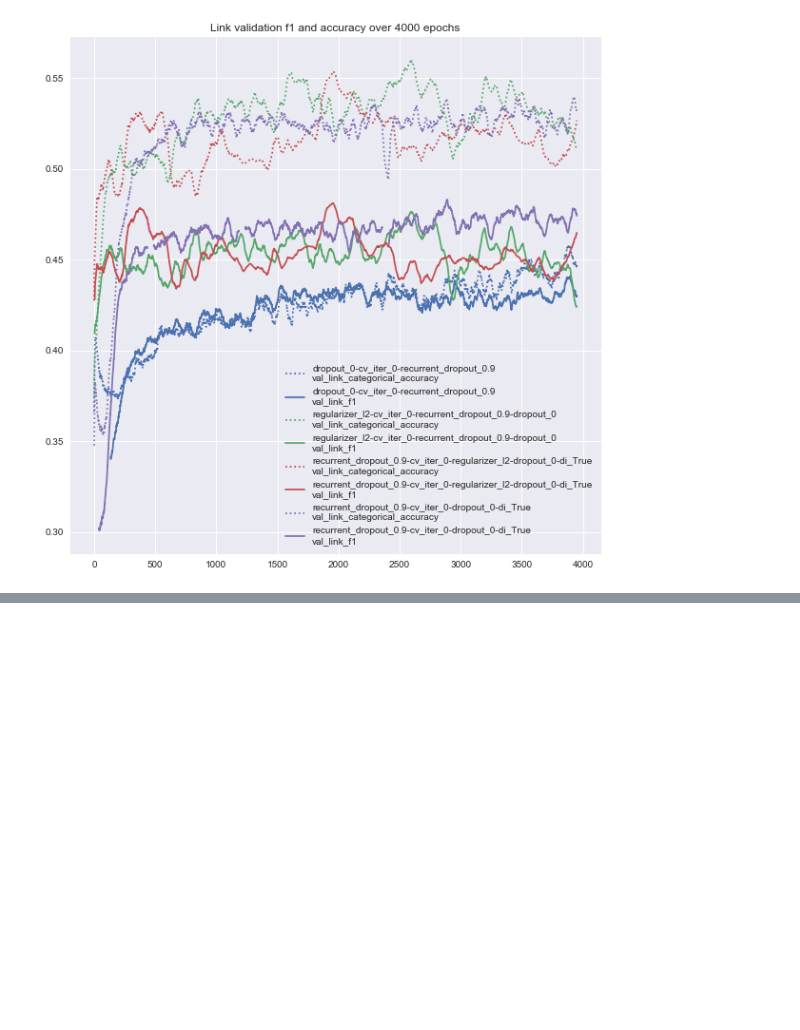
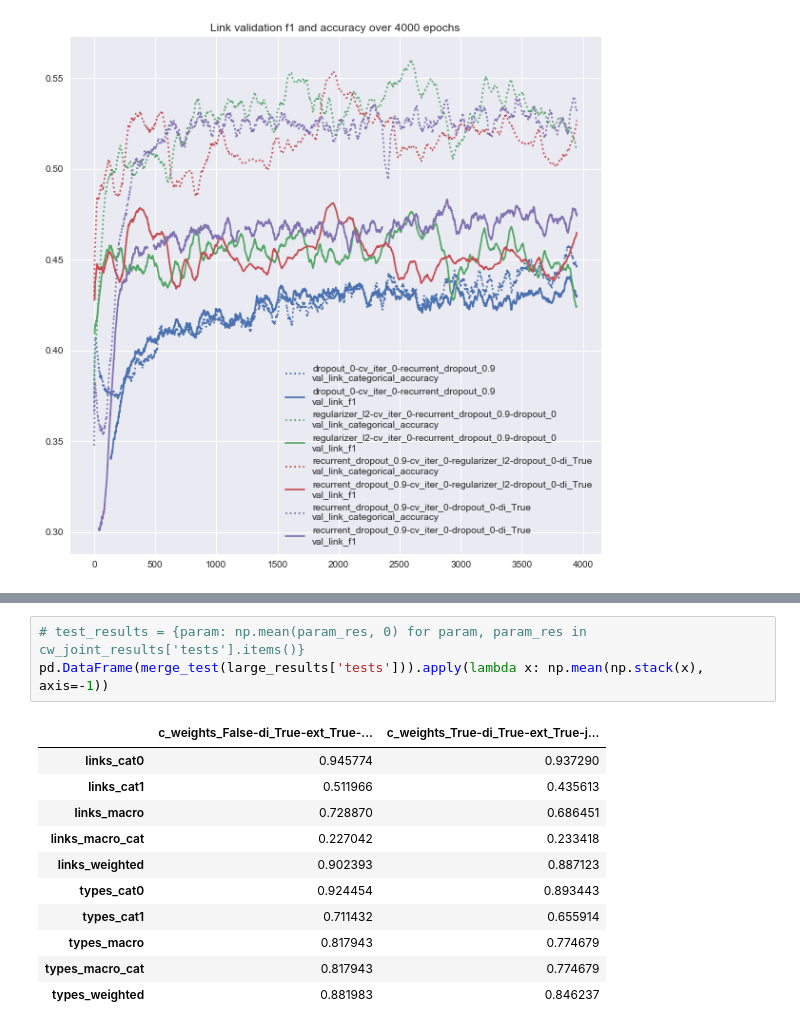
Before and after one commit to oguzserbetci/argmin2017, a Jupyter notebook: notebooks/Analyse output.ipynb, the cells around one changed output, grey strips where cells are left out. Drawn from its saved outputs; the diff is of its cells as text; blank space fills up the shorter version.

```diff
--- a/notebooks/Analyse output.ipynb
+++ b/notebooks/Analyse output.ipynb
@@ -177,2 +165,17 @@ defaultdict(list,
+# %%
+# test_results = {param: np.mean(param_res, 0) for param, param_res in cw_joint_results['tests'].items()}
+pd.DataFrame(merge_test(large_results['tests'])).apply(lambda x: np.mean(np.stack(x), axis=-1))
+# %% [output]
+|  | c_weights_False-di_True-ext_True-... | c_weights_True-di_True-ext_True-j... |
+| links_cat0 | 0.945774 | 0.937290 |
+| links_cat1 | 0.511966 | 0.435613 |
+| links_macro | 0.728870 | 0.686451 |
+| links_macro_cat | 0.227042 | 0.233418 |
+| links_weighted | 0.902393 | 0.887123 |
+| types_cat0 | 0.924454 | 0.893443 |
+| types_cat1 | 0.711432 | 0.655914 |
+| types_macro | 0.817943 | 0.774679 |
+| types_macro_cat | 0.817943 | 0.774679 |
+| types_weighted | 0.881983 | 0.846237 |
 # %%
 # test_results = {param: np.mean(param_res, 0) for param, param_res in cw_joint_results['tests'].items()}
```
Also changed, not shown: parts of 22 cells of this notebook, 2 other files.
